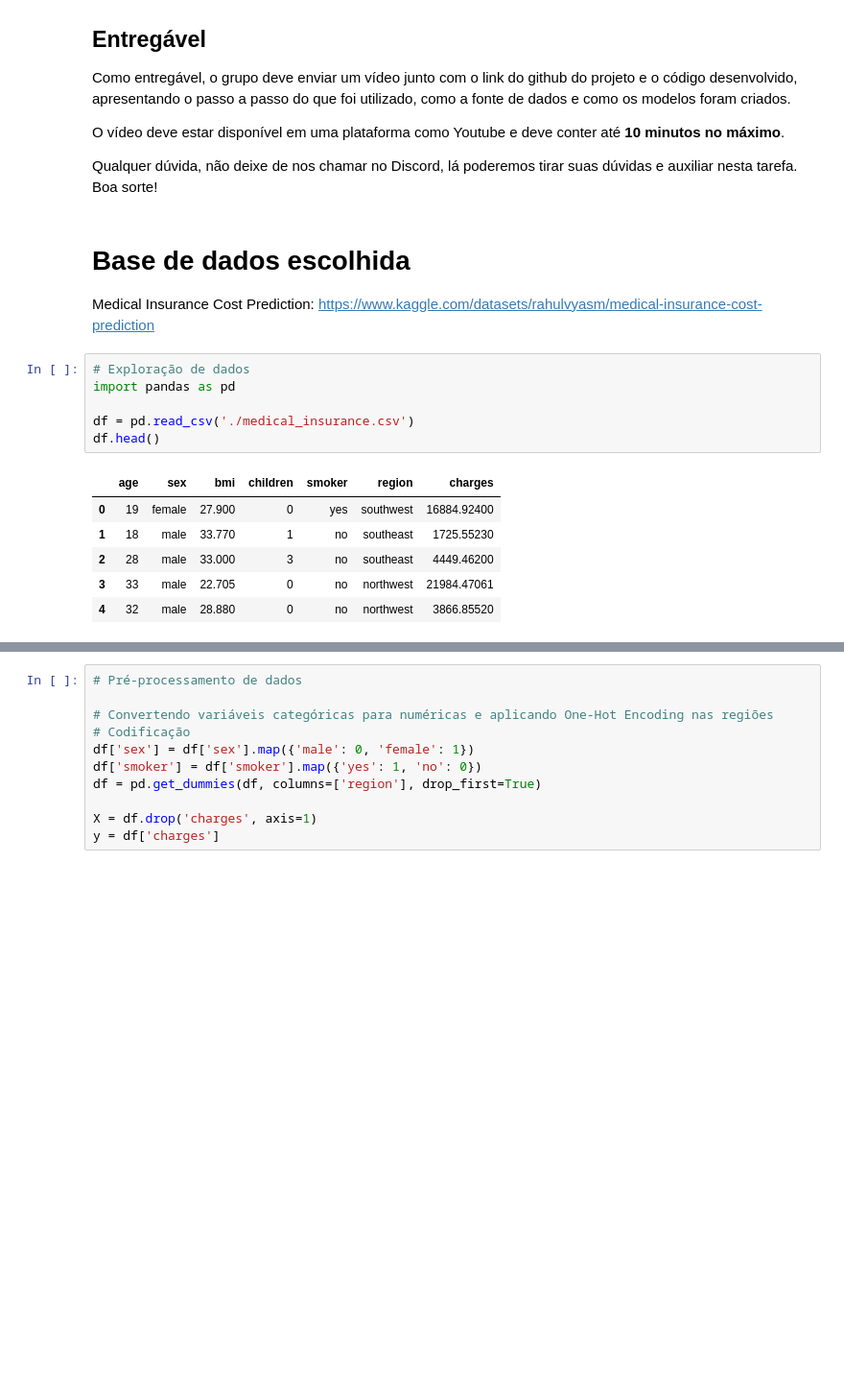
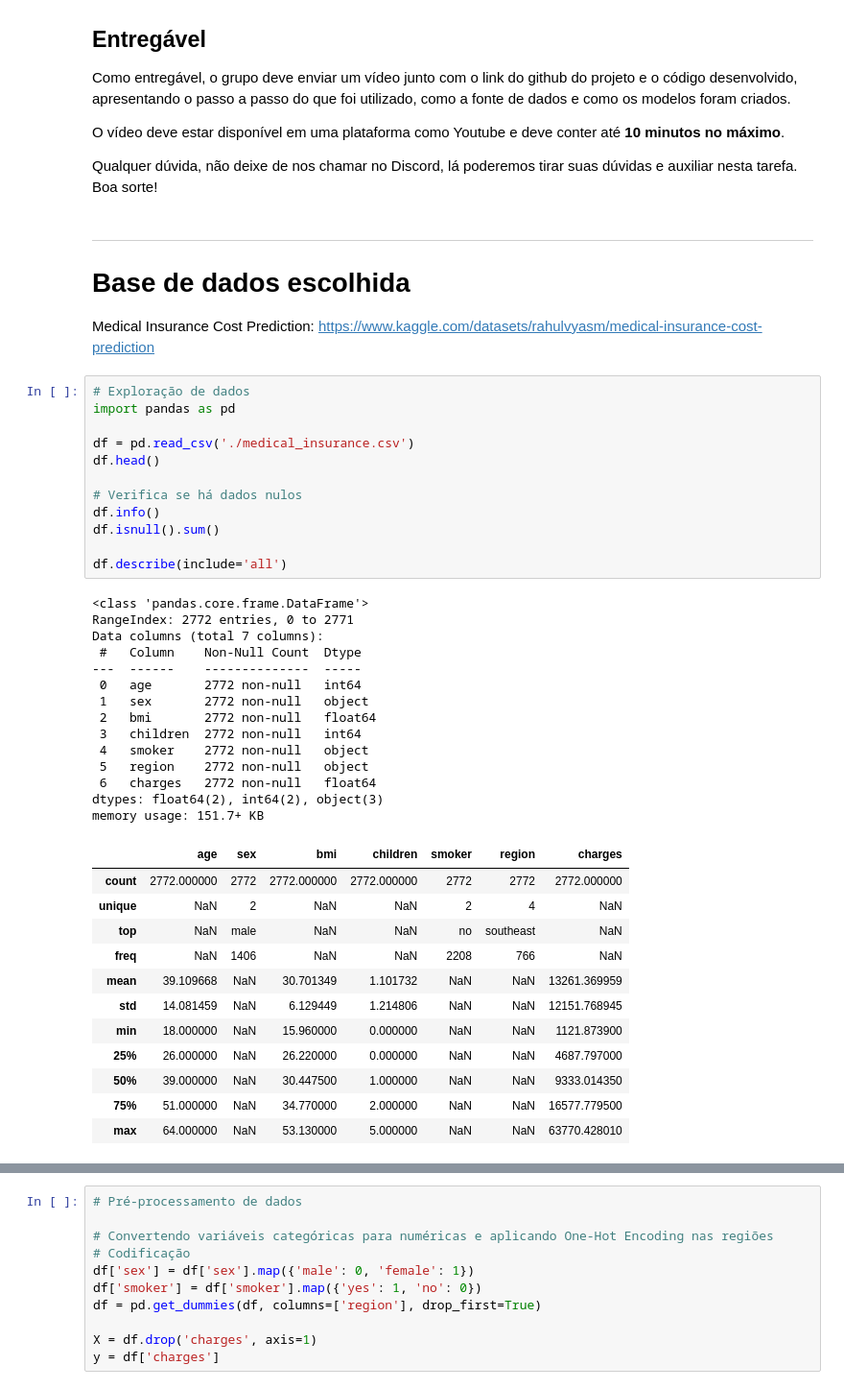
Before and after one commit to iaglourenco/fiap-tech-challenges, a Jupyter notebook: Tech_Challenge_1.ipynb, the cells around one changed output, grey strips where cells are left out. Shown: that part at 96% size. Cells and saved outputs as stored; diff of their text form; blank space fills up the shorter version.

```diff
--- a/Tech_Challenge_1.ipynb
+++ b/Tech_Challenge_1.ipynb
@@ -70,19 +70,46 @@ conter até **10 minutos no máximo**.
 Qualquer dúvida, não deixe de nos chamar no Discord, lá poderemos tirar
 suas dúvidas e auxiliar nesta tarefa. Boa sorte!
 # %% [markdown]
+---
 # Base de dados escolhida
 Medical Insurance Cost Prediction: https://www.kaggle.com/datasets/rahulvyasm/medical-insurance-cost-prediction
 # %%
 # Exploração de dados
 import pandas as pd
 
 df = pd.read_csv('./medical_insurance.csv')
 df.head()
+
+# Verifica se há dados nulos
+df.info()
+df.isnull().sum()
+
+df.describe(include='all')
 # %% [output]
+<class 'pandas.core.frame.DataFrame'>
+RangeIndex: 2772 entries, 0 to 2771
+Data columns (total 7 columns):
+ #   Column    Non-Null Count  Dtype
+---  ------    --------------  -----
+ 0   age       2772 non-null   int64
+ 1   sex       2772 non-null   object
+ 2   bmi       2772 non-null   float64
+ 3   children  2772 non-null   int64
+ 4   smoker    2772 non-null   object
+ 5   region    2772 non-null   object
+ 6   charges   2772 non-null   float64
+dtypes: float64(2), int64(2), object(3)
+memory usage: 151.7+ KB
 |  | age | sex | bmi | children | smoker | region | charges |
-| 0 | 19 | female | 27.900 | 0 | yes | southwest | 16884.92400 |
-| 1 | 18 | male | 33.770 | 1 | no | southeast | 1725.55230 |
-| 2 | 28 | male | 33.000 | 3 | no | southeast | 4449.46200 |
-| 3 | 33 | male | 22.705 | 0 | no | northwest | 21984.47061 |
-| 4 | 32 | male | 28.880 | 0 | no | northwest | 3866.85520 |
+| count | 2772.000000 | 2772 | 2772.000000 | 2772.000000 | 2772 | 2772 | 2772.000000 |
+| unique | NaN | 2 | NaN | NaN | 2 | 4 | NaN |
+| top | NaN | male | NaN | NaN | no | southeast | NaN |
+| freq | NaN | 1406 | NaN | NaN | 2208 | 766 | NaN |
+| mean | 39.109668 | NaN | 30.701349 | 1.101732 | NaN | NaN | 13261.369959 |
+| std | 14.081459 | NaN | 6.129449 | 1.214806 | NaN | NaN | 12151.768945 |
+| min | 18.000000 | NaN | 15.960000 | 0.000000 | NaN | NaN | 1121.873900 |
+| 25% | 26.000000 | NaN | 26.220000 | 0.000000 | NaN | NaN | 4687.797000 |
+| 50% | 39.000000 | NaN | 30.447500 | 1.000000 | NaN | NaN | 9333.014350 |
+| 75% | 51.000000 | NaN | 34.770000 | 2.000000 | NaN | NaN | 16577.779500 |
+| max | 64.000000 | NaN | 53.130000 | 5.000000 | NaN | NaN | 63770.428010 |
 # %%
```
Also changed, not shown: parts of 7 cells of this notebook.
